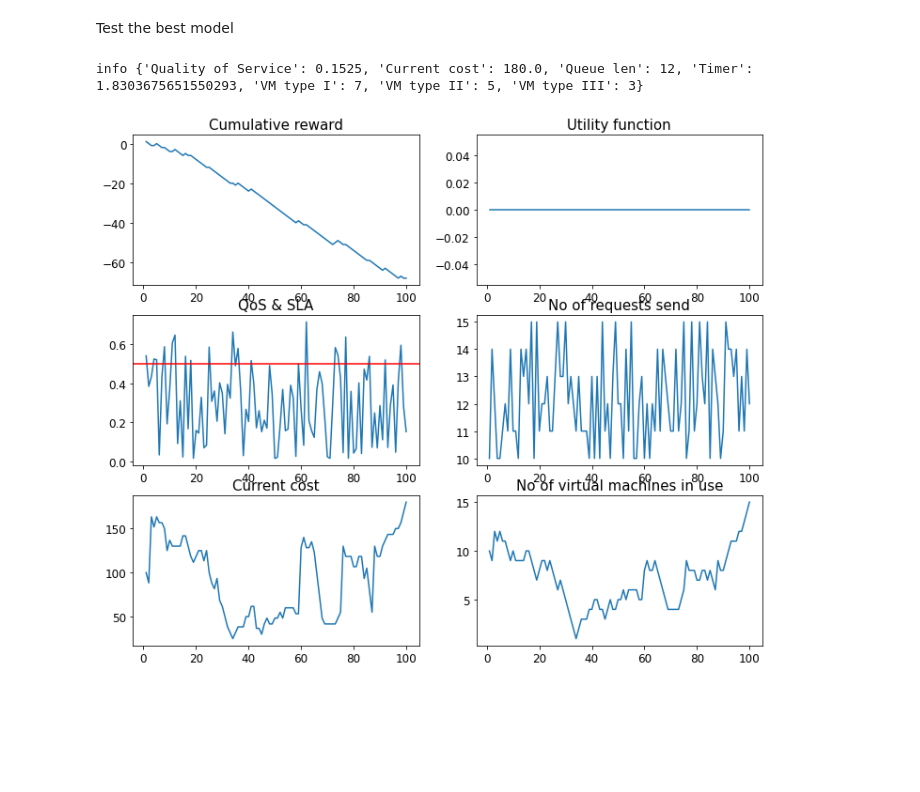
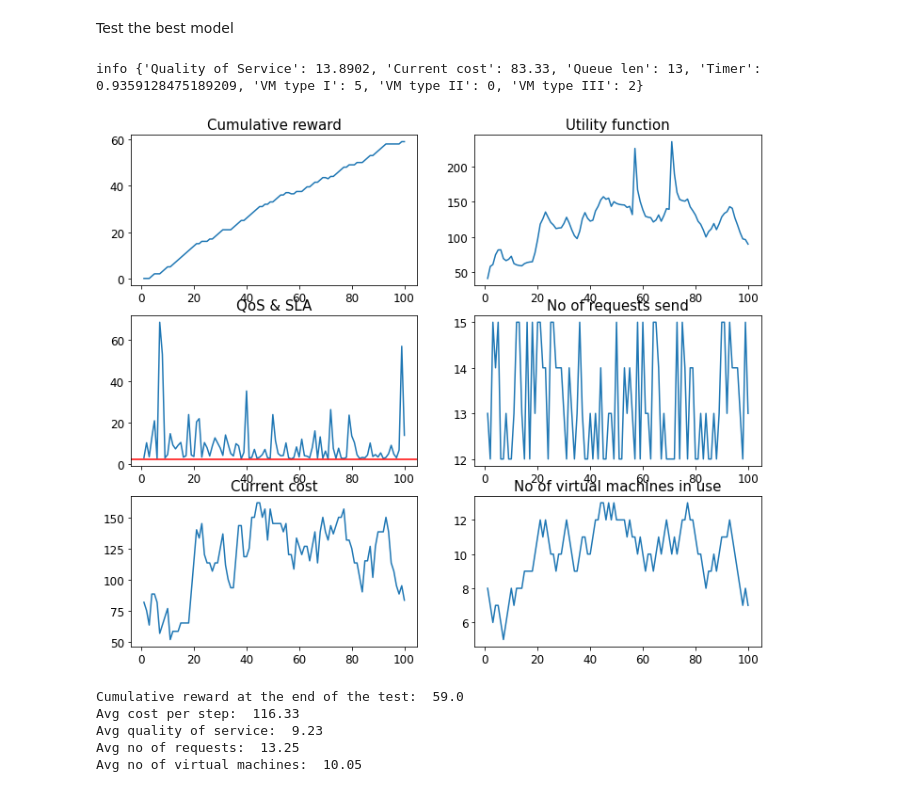
Before and after one commit to dkapczynska/Resource_management_RL, a Jupyter notebook: 06.Dueling_Deep_Q Learning.ipynb, the cells around one changed output. Drawn from its saved outputs; the diff is of its cells as text; code cells hidden in the pictures; blank space fills up the shorter version.

```diff
--- a/06.Dueling_Deep_Q Learning.ipynb
+++ b/06.Dueling_Deep_Q Learning.ipynb
@@ -32,7 +32,7 @@ warnings.filterwarnings("ignore")
 TEST_EPISODES = 10
 
 # SIM PARAMETERS
-SLA = 0.5
+SLA = 2.5
 VM_TYPE1 = 5
 VM_TYPE2 = 3
 VM_TYPE3 = 1
@@ -452,7 +520,7 @@ sim = Sim(sla = SLA,
               alpha = ALPHA,
               beta = BETA)
 
-obs = sim.reset()
+state = sim.reset()
 done = False
 
 #
@@ -469,13 +537,13 @@ steps_lst = []
 while True:
             # Get action to take (se eval mode to avoid dropout layers)
             best_net.eval()
-            action = best_net.act(0)
+            action = best_net.act(state)
             # Act
             state_next, reward, terminal, info = sim.step(action)
             # Reshape state into 2D array with state observations as first 'row'
-            state_next = np.reshape(state_next, [1, 1])
+            state_next_re = np.reshape(state_next, [1, 1])
             # Update state
-            state = state_next
+            state = state_next_re
 
             # save the resuls
             culumative_reward+=reward
@@ -483,7 +551,7 @@ while True:
             value.append(culumative_reward)
             steps_lst.append(step)
             quality_of_service.append(info['Quality of Service'])
-            utility_function.append(obs)
+            utility_function.append(state_next)
             cost_lst.append(info['Current cost'])
             no_of_vm_lst.append(info['VM type I'] + info['VM type II'] + info['VM type III'])
             queue_len.append(info['Queue len'])
@@ -492,15 +560,28 @@ while True:
                 print('info', info)
                 break
 # %% [output]
-info {'Quality of Service': 0.1525, 'Current cost': 180.0, 'Queue len': 12, 'Timer': 1.8303675651550293, 'VM type I': 7, 'VM type II': 5, 'VM type III': 3}
+info {'Quality of Service': 13.8902, 'Current cost': 83.33, 'Queue len': 13, 'Timer': 0.9359128475189209, 'VM type I': 5, 'VM type II': 0, 'VM type III': 2}
 # %%
 viz_performance(cumulative_reward=value,
-               utility_function=utility_function,
+               utility_function=np.reshape(utility_function, [100,]),
                qos=quality_of_service,
                queue_len=queue_len,
                cost = cost_lst,
                no_of_vm = no_of_vm_lst,
                steps=steps_lst,
                sla=SLA)
 # %% [output]
-[figure, old version]
+[figure, new version]
+# %%
+# detailed results:
+print("Cumulative reward at the end of the test: ", value[-1])
+print("Avg cost per step: ", np.round(np.mean(cost_lst), 2))
+print("Avg quality of service: ", np.round(np.mean(quality_of_service), 2))
+print("Avg no of requests: ", np.mean(queue_len))
+print("Avg no of virtual machines: ", np.mean(no_of_vm_lst))
+# %% [output]
+Cumulative reward at the end of the test:  59.0
+Avg cost per step:  116.33
+Avg quality of service:  9.23
+Avg no of requests:  13.25
+Avg no of virtual machines:  10.05
```
Also changed, not shown: parts of 1 cell of this notebook.
